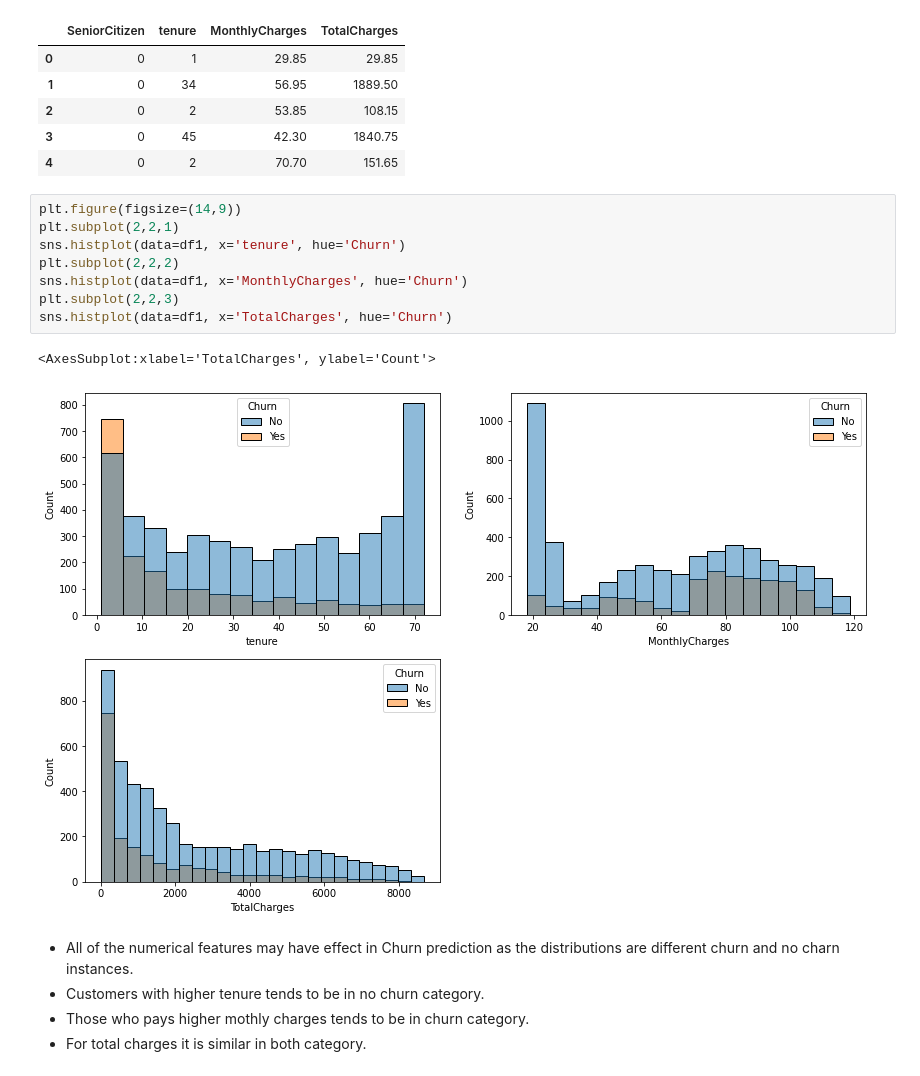
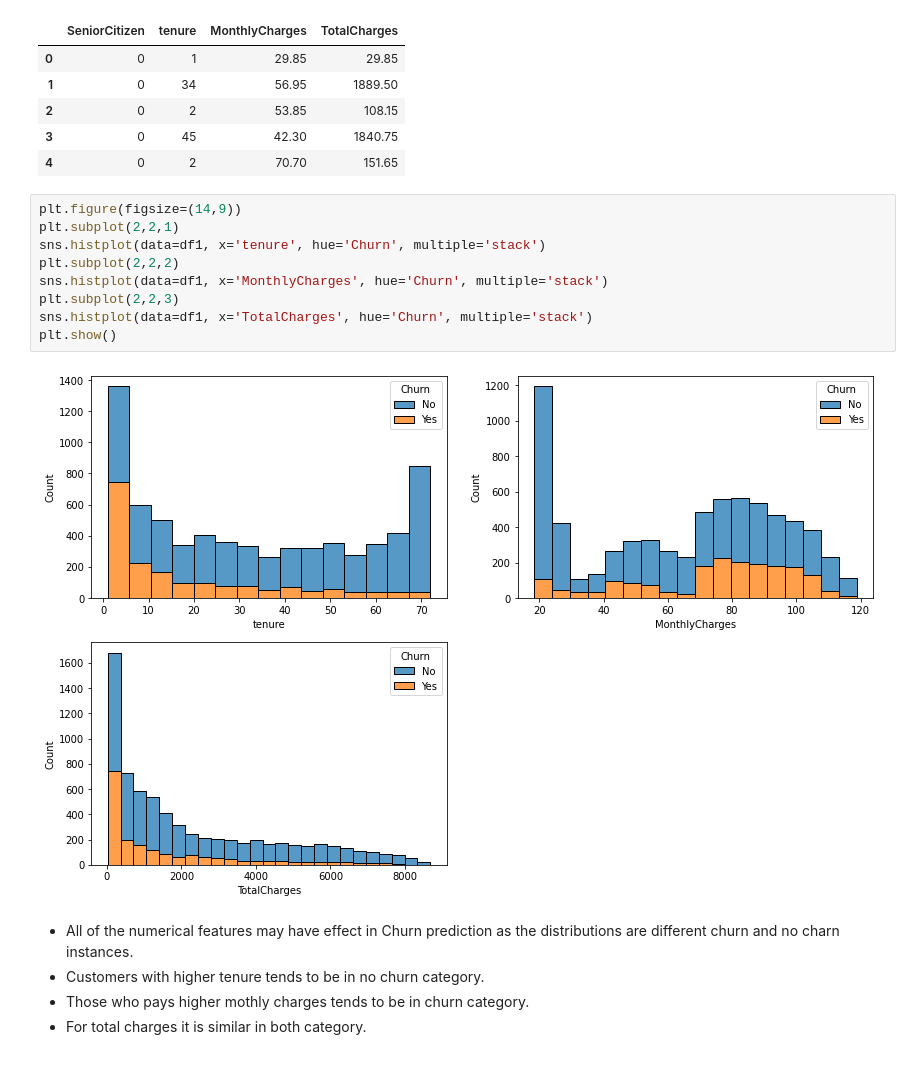
Before and after one commit to SahaAbhisek/Customer_Churn_Prediction_on_Kaggle_Telco_Data_using_a_simple_ANN_Model, a Jupyter notebook: Customer_Churn_Telco.ipynb, the cells around one changed output. Saved outputs shown, nothing was run; the diff lists cells and outputs as text.

```diff
--- a/Customer_Churn_Telco.ipynb
+++ b/Customer_Churn_Telco.ipynb
@@ -212,14 +213,14 @@ df_num.head()
 # %%
 plt.figure(figsize=(14,9))
 plt.subplot(2,2,1)
-sns.histplot(data=df1, x='tenure', hue='Churn')
+sns.histplot(data=df1, x='tenure', hue='Churn', multiple='stack')
 plt.subplot(2,2,2)
-sns.histplot(data=df1, x='MonthlyCharges', hue='Churn')
+sns.histplot(data=df1, x='MonthlyCharges', hue='Churn', multiple='stack')
 plt.subplot(2,2,3)
-sns.histplot(data=df1, x='TotalCharges', hue='Churn')
+sns.histplot(data=df1, x='TotalCharges', hue='Churn', multiple='stack')
+plt.show()
 # %% [output]
-<AxesSubplot:xlabel='TotalCharges', ylabel='Count'>
-[figure, old version]
+[figure, new version]
 # %% [markdown]
 * All of the numerical features may have effect in Churn prediction as the distributions are different churn and no charn instances.
 * Customers with higher tenure tends to be in no churn category.
```
Also changed, not shown: parts of 13 cells of this notebook.
